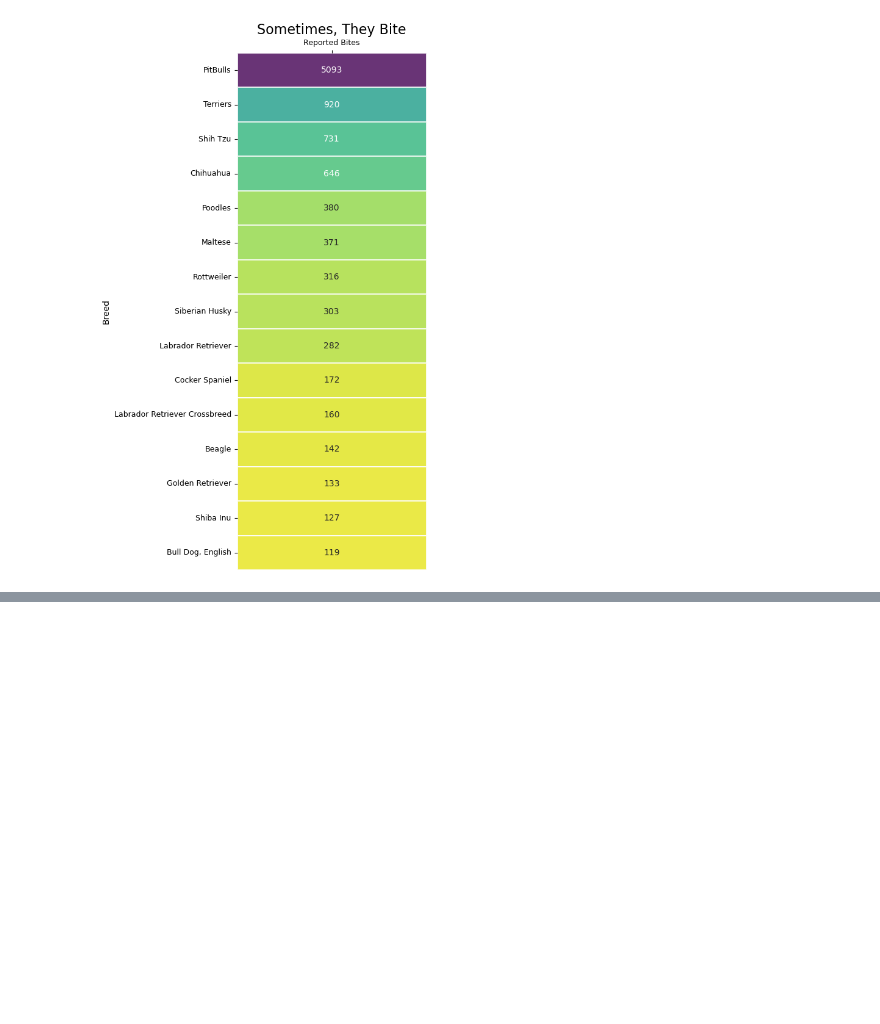
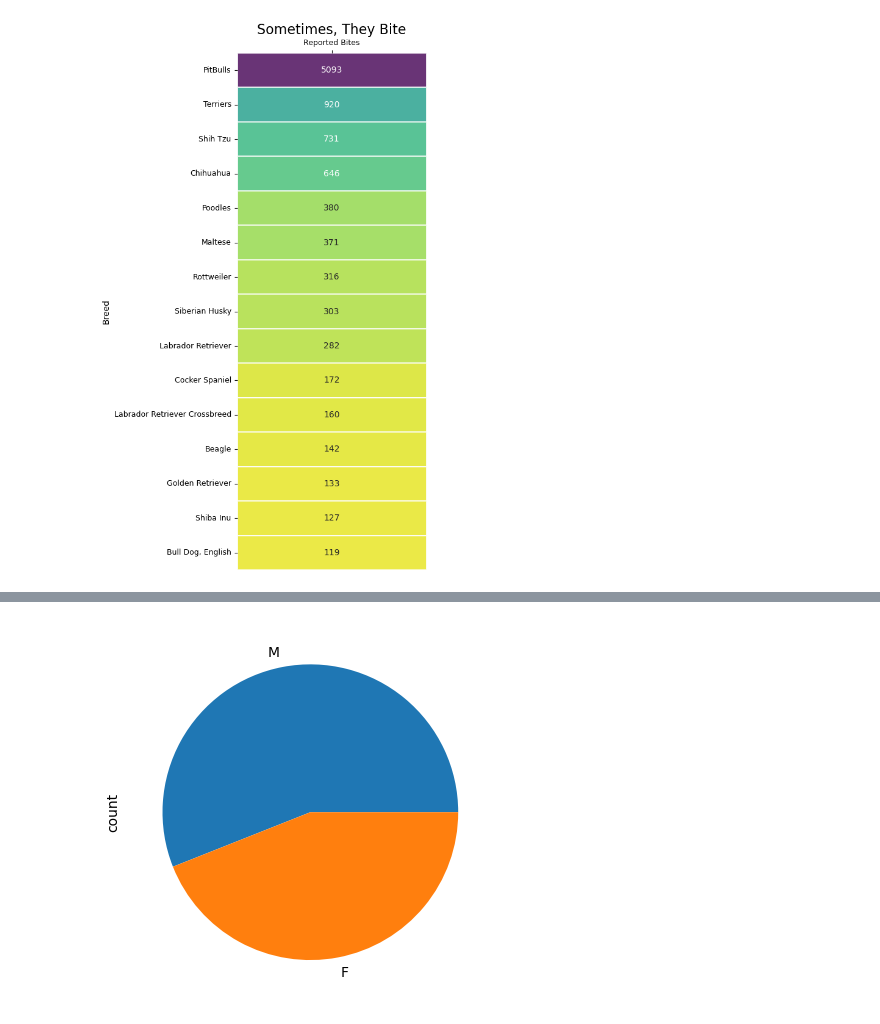
Before and after one commit to StarkArk/Tailored_Tails, a Jupyter notebook: Visualizations/data_and_code/visualization_notebook.ipynb, the cells around one changed output, grey strips where cells are left out. Cells and saved outputs as stored; diff of their text form; code cells hidden in the pictures; blank space fills up the shorter version.

```diff
--- a/Visualizations/data_and_code/visualization_notebook.ipynb
+++ b/Visualizations/data_and_code/visualization_notebook.ipynb
@@ -381,0 +388,5 @@ plt.show()
+# %%
+## Dog Breed Gender
+t50_licensed_df = pd.read_csv('t50_lic_dogs_cleaned.csv', dtype=str)
+
+t50_licensed_df.head(2)
@@ -381,0 +437,13 @@ plt.show()
+# %%
+mf_df = t50_licensed_df['AnimalGender'].value_counts().head(2)
+
+# t50_licensed_df[['AnimalGender', 'BreedName', 'Borough']].plot.pie(subplots=True)
+mf_df.plot.pie()
+
+plt.title('More Licensced Male Dogs')
+
+
+
+plt.show()
+# %% [output]
+[figure, added]
```
Also changed, not shown: parts of 6 cells of this notebook, 1 other file.
